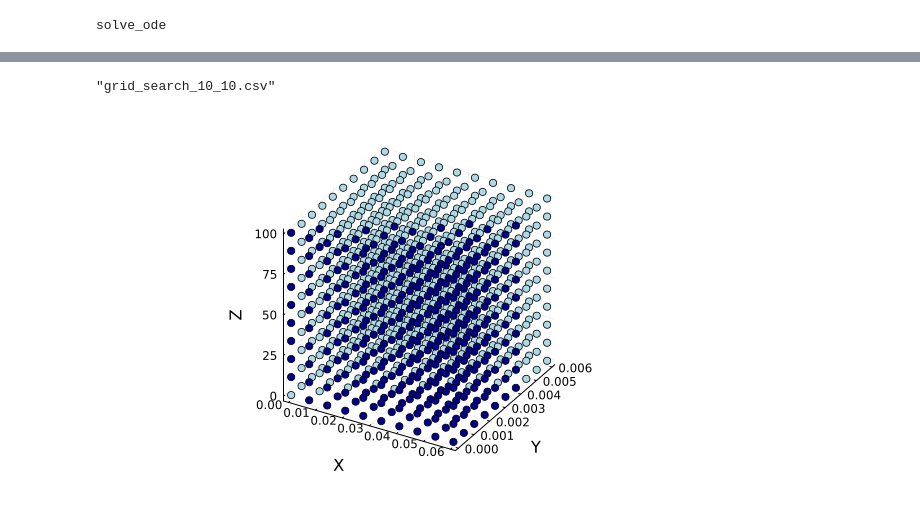
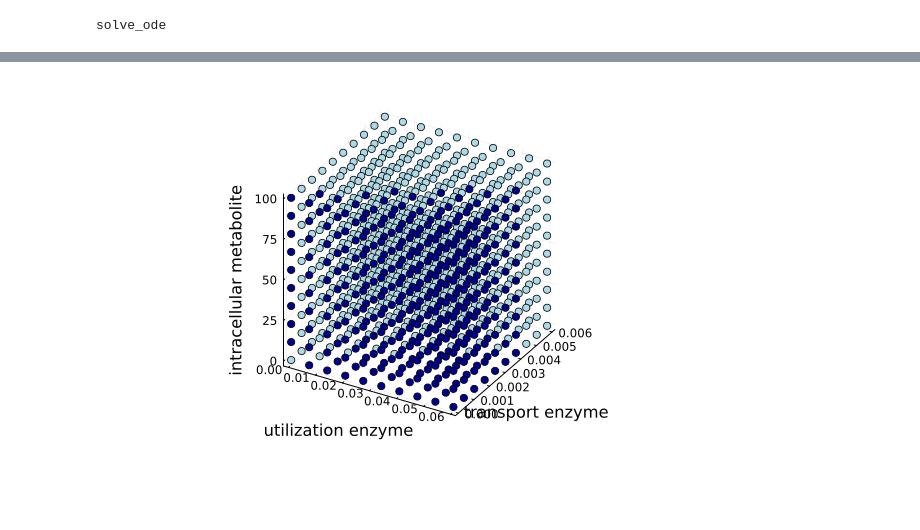
Before and after one commit to cjmerzbacher/sampling-networks, a Jupyter notebook: hiscock_model/3d/3d_demonstration.ipynb, the cells around one changed output, grey strips where cells are left out. Cells and saved outputs as stored; diff of their text form; code cells hidden in the pictures.

```diff
--- a/hiscock_model/3d/3d_demonstration.ipynb
+++ b/hiscock_model/3d/3d_demonstration.ipynb
@@ -67,12 +85,16 @@ scatter3d(data.ss_x, data.ss_y, data.ss_z, zcolor=data.score, xlabel="X", ylabel
-# %%
-using CSV
-CSV.write("grid_search_10_10.csv", data)
-# %% [output]
-"grid_search_10_10.csv"
 # %%
-scatter3d(data.y, data.z, data.x, zcolor=data.score, xlabel="X", ylabel="Y", zlabel="Z", legend=false, color=:blues)
+#Plot 3D results and confirm
+data_10_10 = CSV.read("grid_search_10_10.csv", DataFrame)
+data_19_2 = CSV.read("grid_search_19_2.csv", DataFrame)
+data = data_19_2
+
+scatter3d(data.y, data.z, data.x, zcolor=data.score,
+          xlabel="utilization enzyme",
+          ylabel="transport enzyme",
+          zlabel="intracellular metabolite",
+          legend=false, color=:blues)
 # %% [output]
-[figure, old version]
+[figure, new version]
 # %%
 ###RUN STEADY STATE SEARCH IN 3D
 #Sample parameter space
```
Also changed, not shown: parts of 7 cells of this notebook, 7 other files.
